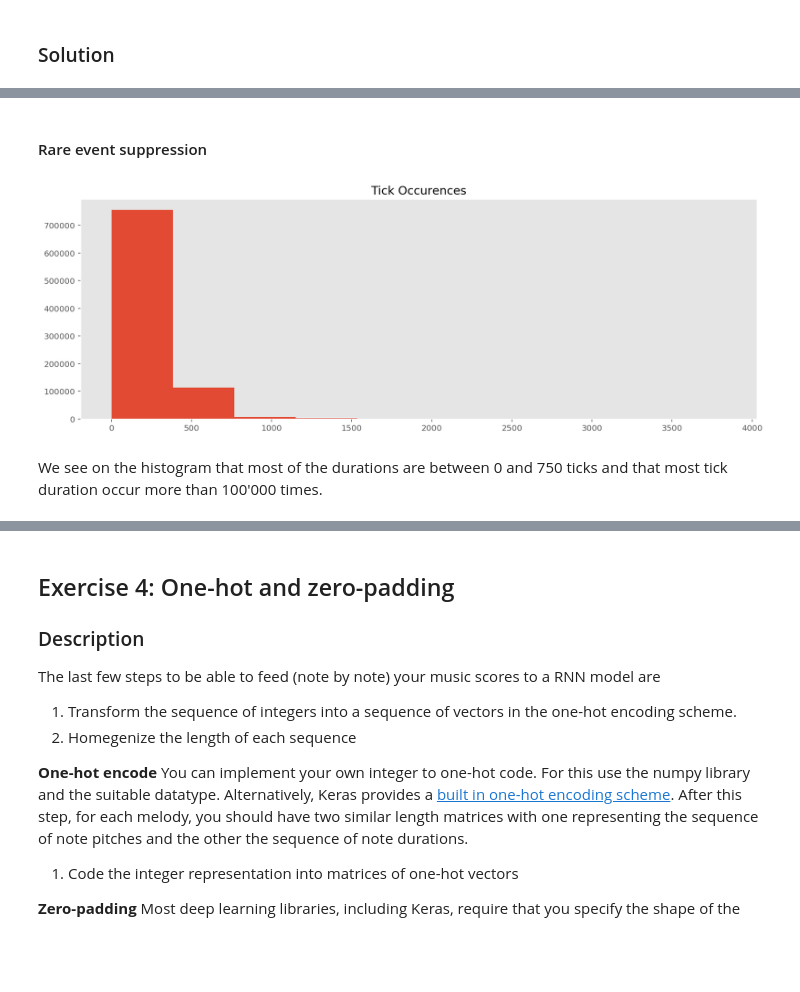
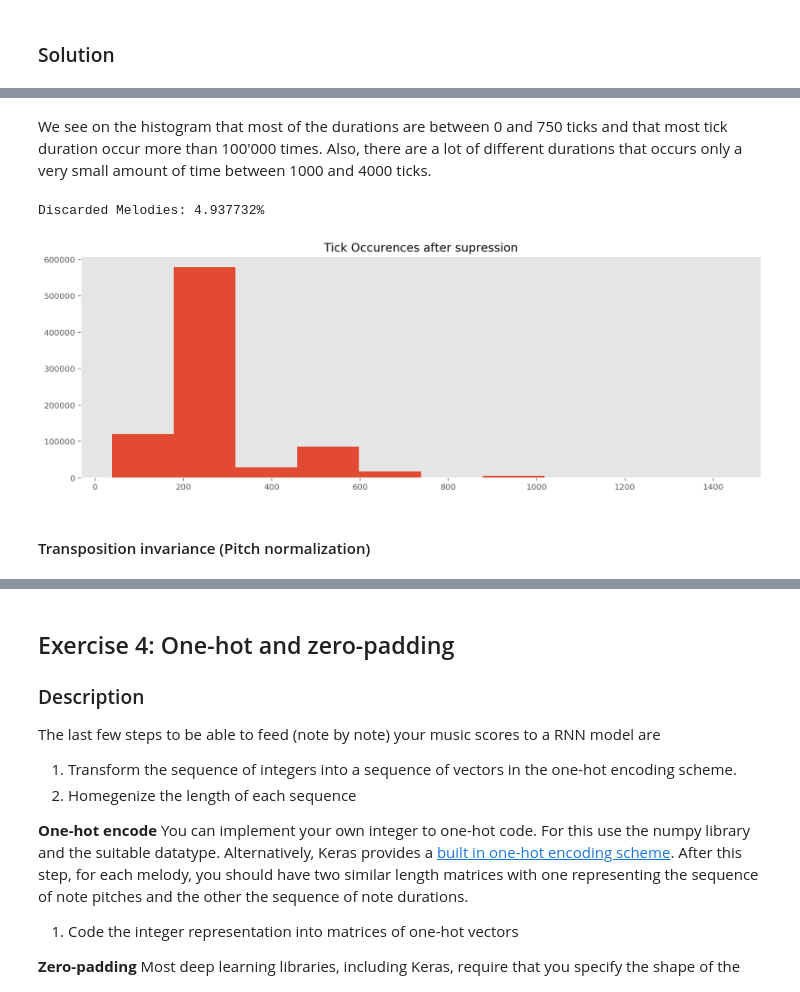
Before and after one commit to Kinchul/ann_projects, a Jupyter notebook: miniproject2/miniproject2.ipynb, the cells around one changed output, grey strips where cells are left out. Drawn from its saved outputs; the diff is of its cells as text; code cells hidden in the pictures; blank space fills up the shorter version.

```diff
--- a/miniproject2/miniproject2.ipynb
+++ b/miniproject2/miniproject2.ipynb
@@ -407,0 +428,3 @@ print(integer_dict)
+# %%
+integer_dict = create_dictionary(dataset)
+print(integer_dict)
@@ -424,14 +445,6 @@ print(integer_dict)
-# %%
-# create reverse dict to translate in the other direction
-reverse_dict = {}
-reverse_dict['T'] = {key: value for (value,key) in integer_dict['T'].items()}
-reverse_dict['P'] = {key: value for (value,key) in integer_dict['P'].items()}
-
-coded_dataset = {}
-for label in list(dataset.keys()):
-    coded_dataset[label] = {'T':[],'P':[]}
-    coded_dataset[label]['T'] = [reverse_dict['T'][raw_t] for raw_t in dataset[label]['T']]
-    coded_dataset[label]['P'] = [reverse_dict['P'][raw_p] for raw_p in dataset[label]['P']]
+# %%
+# compute translated dataset
+coded_dataset = encode_dataset(dataset,integer_dict)
 # %%
 #save coded dataset
 with open('SavedData/ex2_coded_dataset.txt', 'w') as outfile:
@@ -472,3 +485,8 @@ To further improve your model, you might want to reconsider your original data.
 Finally, you shoud recompute the tokenization step for your brand new filtered and normalized dataset.
 # %% [markdown]
 ### Solution
+# %%
+def plot_histogram(data_list, title):
+    plt.figure(figsize=(15, 5))
+    plt.hist([x for x in data_list]);
+    plt.title(title);
@@ -475,3 +505,43 @@ Finally, you shoud recompute the tokenization step for your brand new filtered a
+# %% [markdown]
+We see on the histogram that most of the durations are between 0 and 750 ticks and that most tick duration occur more than 100'000 times. Also, there are a lot of different durations that occurs only a very small amount of time between 1000 and 4000 ticks.
+# %%
+threshold = 200
+
+# create a copy of dataset, to keep the original one untouched
+new_dataset = dict(dataset)
+
+# make list with all ticks occruring less times than *threshold*:
+# first, we need to count tick occurences
+tick_count = {}
+for t in tick_list:
+    if t in tick_count.keys():
+        tick_count[t] = tick_count[t]+1
+    else:
+        tick_count[t] = 1;
+# make the list
+rare_event = [t for t in tick_count.keys() if tick_count[t] < threshold]
+
+# remove each melody that have one of the duration in *rare_event*
+for label in list(new_dataset.keys()):
+    for t in new_dataset[label]['T']:
+        if t in rare_event:
+            del new_dataset[label]
+            break
+
+# compare dataset length with original one
+print("Discarded Melodies: %f%%"%((len(dataset)-len(new_dataset))/len(dataset)*100))
+# %% [output]
+Discarded Melodies: 4.937732%
+# %%
+# plot histogram
+tick_list = []
+for label in list(new_dataset.keys()):
+    tick_list.extend(dataset[label]['T'])
+plot_histogram(tick_list, "Tick Occurences after supression")
+# %% [output]
+[figure, added]
+# %% [markdown]
+#### Transposition invariance (Pitch normalization)
 # %%
 def transposeDataset(dataset):
     transposed_dataset = {}
@@ -489,19 +559,3 @@ def transposeDataset(dataset):
         transposed_dataset[label]['T'] = dataset[label]['T']
 
     return transposed_dataset
-# %% [markdown]
-#### Rare event suppression
-# %%
-# make a list with all ticks of the dataset
-tick_list = []
-for label in list(dataset.keys()):
-    tick_list.extend(dataset[label]['T'])
-
-# plot histogram
-plt.figure(figsize=(15, 5))
-plt.hist([x for x in tick_list]);
-plt.title("Tick Occurences");
-# %% [output]
-[figure, removed]
-# %% [markdown]
-We see on the histogram that most of the durations are between 0 and 750 ticks and that most tick duration occur more than 100'000 times.
```
Also changed, not shown: parts of 27 cells of this notebook, 2 other files.
